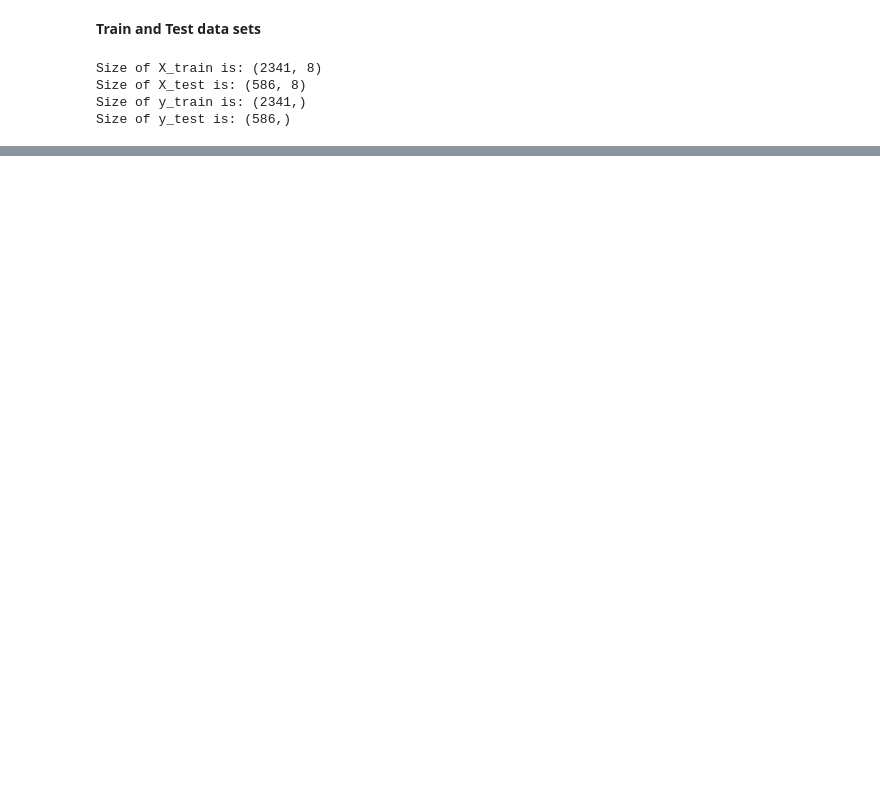
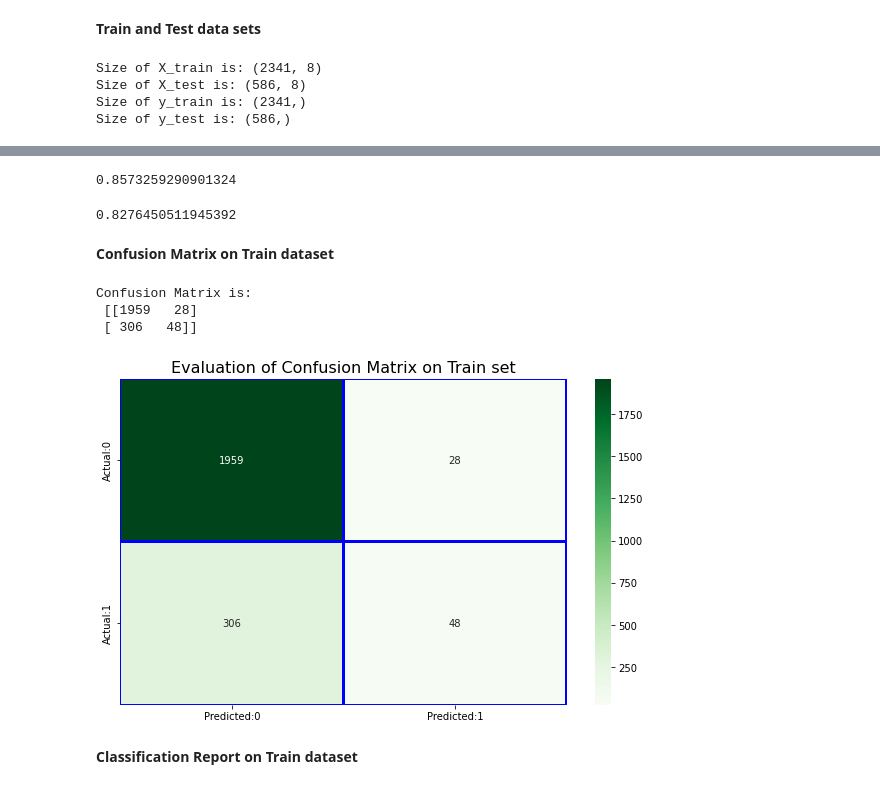
Before and after one commit to Rohan20202/Cardiovascular-Risk-Prediction-Project, a Jupyter notebook: Cardiovascular_Risk_Prediction.ipynb, the cells around one changed output, grey strips where cells are left out. Cells and saved outputs as stored; diff of their text form; code cells hidden in the pictures; blank space fills up the shorter version.

```diff
--- a/Cardiovascular_Risk_Prediction.ipynb
+++ b/Cardiovascular_Risk_Prediction.ipynb
@@ -540,0 +565,42 @@ X_test = scaler.transform(X_test)
+# %%
+#library required for the implementation of DecisionTreeClassifier
+from sklearn import tree
+dt_clf = tree.DecisionTreeClassifier(max_depth = 5)
+dt_clf.fit(X_train,y_train)
+
+#defining the predicted variable
+pred_test = dt_clf.predict(X_test)
+pred_train = dt_clf.predict(X_train)
+# %%
+#Accuracy Test
+accuracy = accuracy_score(y_train,pred_train)
+accuracy
+# %% [output]
+0.8573259290901324
+# %%
+#Accuracy Test
+accuracy = accuracy_score(y_test,pred_test)
+accuracy
+# %% [output]
+0.8276450511945392
+# %% [markdown]
+**Confusion Matrix on Train dataset**
+# %%
+cm = confusion_matrix(y_train, pred_train)
+print("Confusion Matrix is:\n",cm)
+# %% [output]
+Confusion Matrix is:
+ [[1959   28]
+ [ 306   48]]
+# %%
+conf_matrix = pd.DataFrame(data = cm,
+                           columns = ['Predicted:0', 'Predicted:1'],
+                           index =['Actual:0', 'Actual:1'])
+plt.figure(figsize = (10, 6))
+plt.title('Evaluation of Confusion Matrix on Train set', size=16)
+sns.heatmap(conf_matrix, annot = True, fmt = 'd', cmap = "Greens", linecolor="Blue", linewidths=1.5)
+plt.show()
+# %% [output]
+[figure, added]
+# %% [markdown]
+**Classification Report on Train dataset**
```
Also changed, not shown: parts of 13 cells of this notebook.
